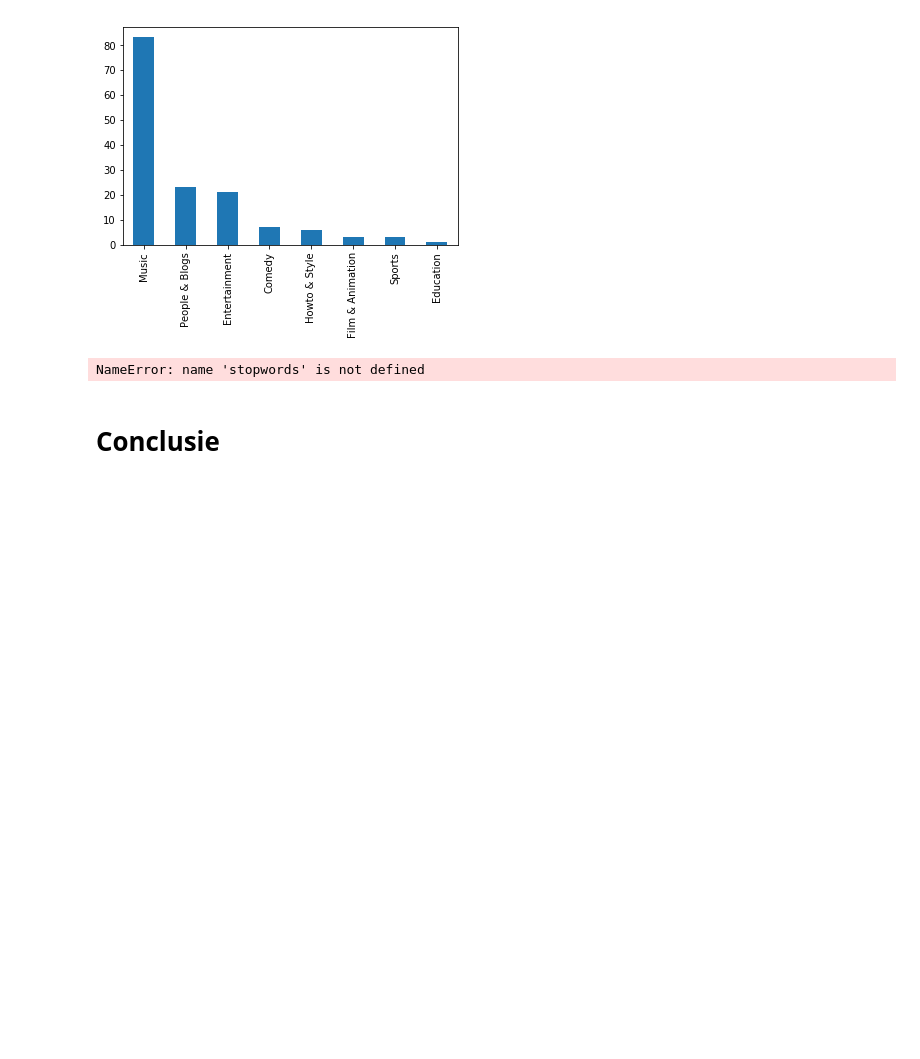
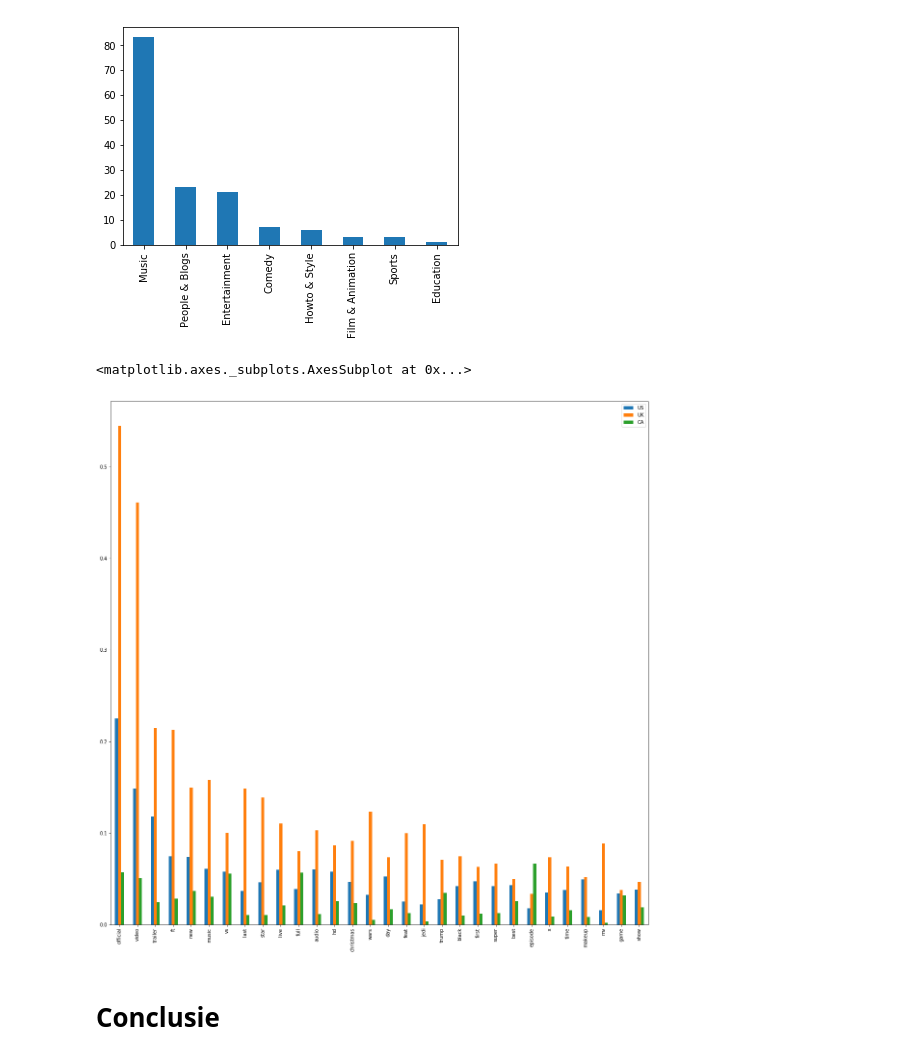
Before and after one commit to SandervWickeren/DataScience_YouTube, a Jupyter notebook: Slides.ipynb, the cells around one changed output. Drawn from its saved outputs; the diff is of its cells as text; code cells hidden in the pictures; blank space fills up the shorter version.

```diff
--- a/Slides.ipynb
+++ b/Slides.ipynb
@@ -54,8 +54,13 @@ import pandas as pd
 from collections import Counter
 # source: https://www.kaggle.com/datasnaek/youtube-new/data
 trending = pd.DataFrame.from_csv('USvideos_1.csv')
+trending_UK = pd.DataFrame.from_csv("GBvideos.csv")
+trending_CA = pd.DataFrame.from_csv("CAvideos.csv")
+
 categories = pd.DataFrame.from_csv("categories.csv",index_col=None)
-trending=trending.merge(categories,on="category_id")
+trending= trending.merge(categories,on="category_id")
+trending_UK = trending_UK.merge(categories,on="category_id")
+trending_CA = trending_CA.merge(categories,on="category_id")
 
 # Voeg ratios toe
 trending['like_view_ratio'] = trending.likes / trending.views
@@ -160,26 +165,28 @@ gen_word_cloud(description, 3, True)
 # %%
 def stripTitles(titles,country):
     result= []
     stop = stopwords.words("english")
     for x in titles:
         temp = re.sub(r"[!.\(\)\[\],\´\';\'\-:\'\"\|\/\*\?\&]", "", str(x).lower())
         temp = re.sub(r" {2,}", " ", temp)
 
         for y in temp.split(" "):
             if y not in stop and re.fullmatch(r"\D+",y):
                 result.append(y)
     resultDict=Counter(result)
     words = pd.DataFrame.from_dict(resultDict,orient='index')
     words.columns=[country]
+    words[country]=words[country]/len(words[country])
     return words
 US=stripTitles(trending.title.values,"US")
 CA=stripTitles(trending_CA.title.values,"CA")
 UK=stripTitles(trending_UK.title.values,"UK")
 US= US.join(CA).join(UK)
 US["total"]=US.UK+US.US+US.CA
 US.sort_values("total",ascending=False)[["US","UK","CA"]][:30].plot(kind="bar",figsize=(20,20))
 # %% [output]
-NameError: name 'stopwords' is not defined
+<matplotlib.axes._subplots.AxesSubplot at 0x...>
+[figure, added]
 # %% [markdown]
 # Conclusie
 # %%
```
Also changed, not shown: parts of 2 cells of this notebook, 1 other file.
